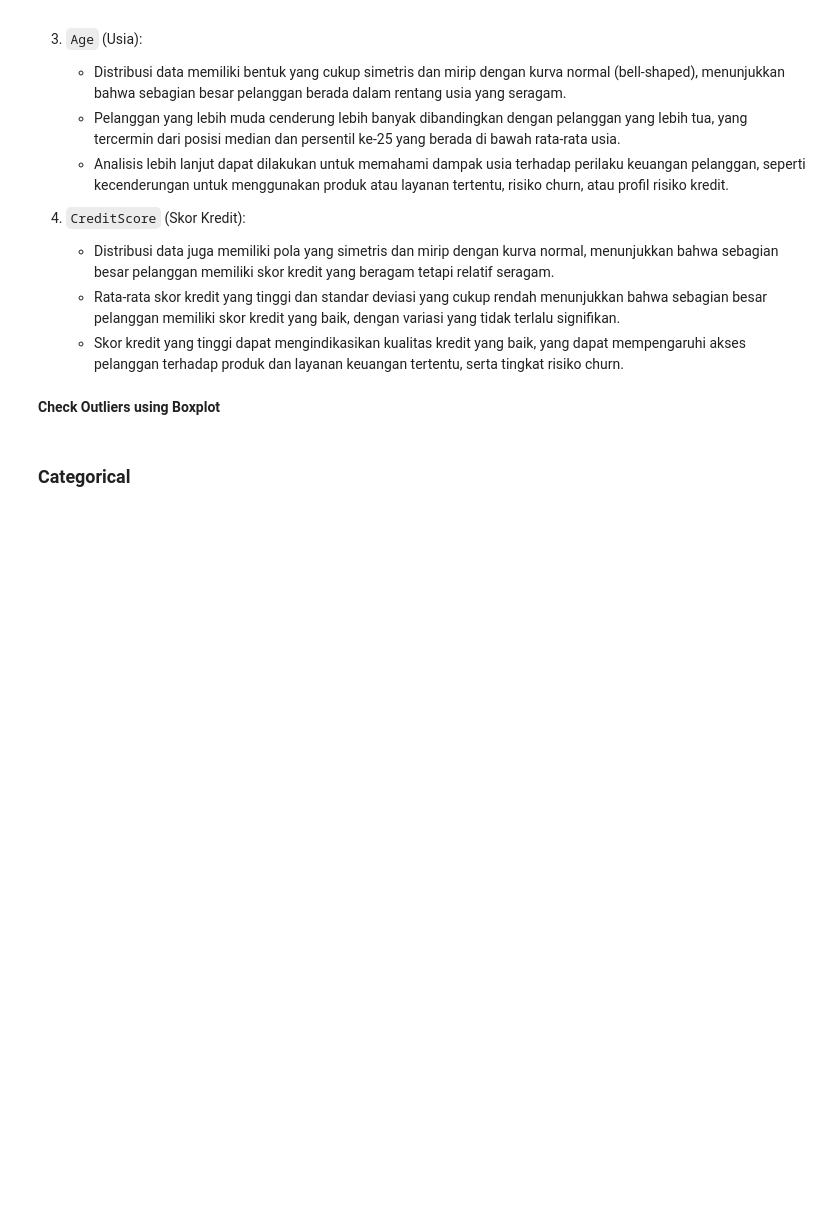
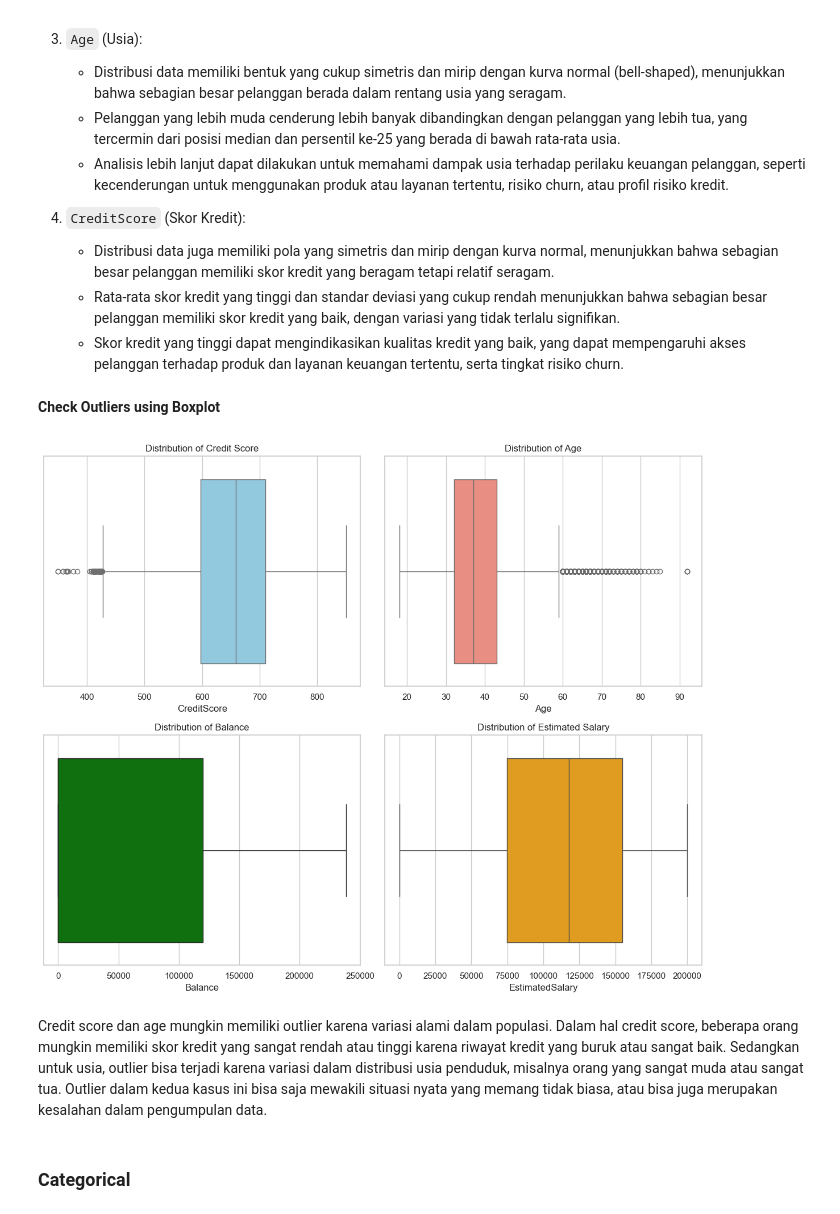
Before and after one commit to steveee27/ModelDeployment_MidExam, a Jupyter notebook: 2602071410_Model.ipynb, the cells around one changed output. Cells and saved outputs as stored; diff of their text form; code cells hidden in the pictures; blank space fills up the shorter version.

```diff
--- a/2602071410_Model.ipynb
+++ b/2602071410_Model.ipynb
@@ -366,6 +366,32 @@ Pengamatan tentang persebaran data yang berbeda-beda dari kolom ke kolom dapat m
    - Skor kredit yang tinggi dapat mengindikasikan kualitas kredit yang baik, yang dapat mempengaruhi akses pelanggan terhadap produk dan layanan keuangan tertentu, serta tingkat risiko churn.
 # %% [markdown]
 **Check Outliers using Boxplot**
+# %%
+sns.set(style="whitegrid")
+plt.figure(figsize=(12, 10))
+
+plt.subplot(2, 2, 1)
+sns.boxplot(data=df, x='CreditScore', color='skyblue')
+plt.title('Distribution of Credit Score')
+
+plt.subplot(2, 2, 2)
+sns.boxplot(data=df, x='Age', color='salmon')
+plt.title('Distribution of Age')
+
+plt.subplot(2, 2, 3)
+sns.boxplot(data=df, x='Balance', color='green')
+plt.title('Distribution of Balance')
+
+plt.subplot(2, 2, 4)
+sns.boxplot(data=df, x='EstimatedSalary', color='orange')
+plt.title('Distribution of Estimated Salary')
+
+plt.tight_layout()
+plt.show()
+# %% [output]
+[figure, added]
+# %% [markdown]
+Credit score dan age mungkin memiliki outlier karena variasi alami dalam populasi. Dalam hal credit score, beberapa orang mungkin memiliki skor kredit yang sangat rendah atau tinggi karena riwayat kredit yang buruk atau sangat baik. Sedangkan untuk usia, outlier bisa terjadi karena variasi dalam distribusi usia penduduk, misalnya orang yang sangat muda atau sangat tua. Outlier dalam kedua kasus ini bisa saja mewakili situasi nyata yang memang tidak biasa, atau bisa juga merupakan kesalahan dalam pengumpulan data.
 # %% [markdown]
 ### Categorical
 # %%
```
Also changed, not shown: parts of 3 cells of this notebook.
